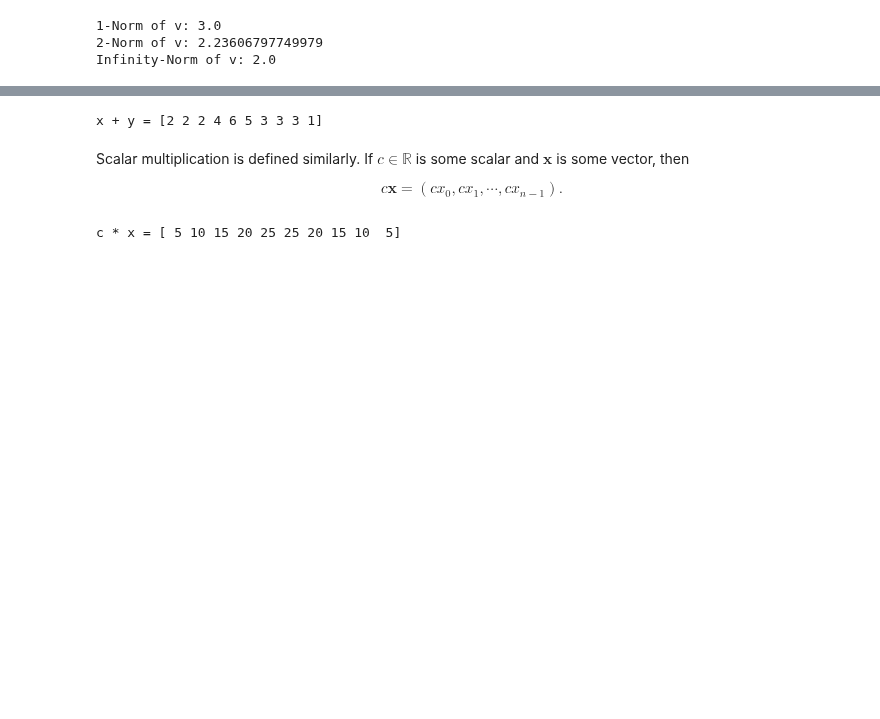
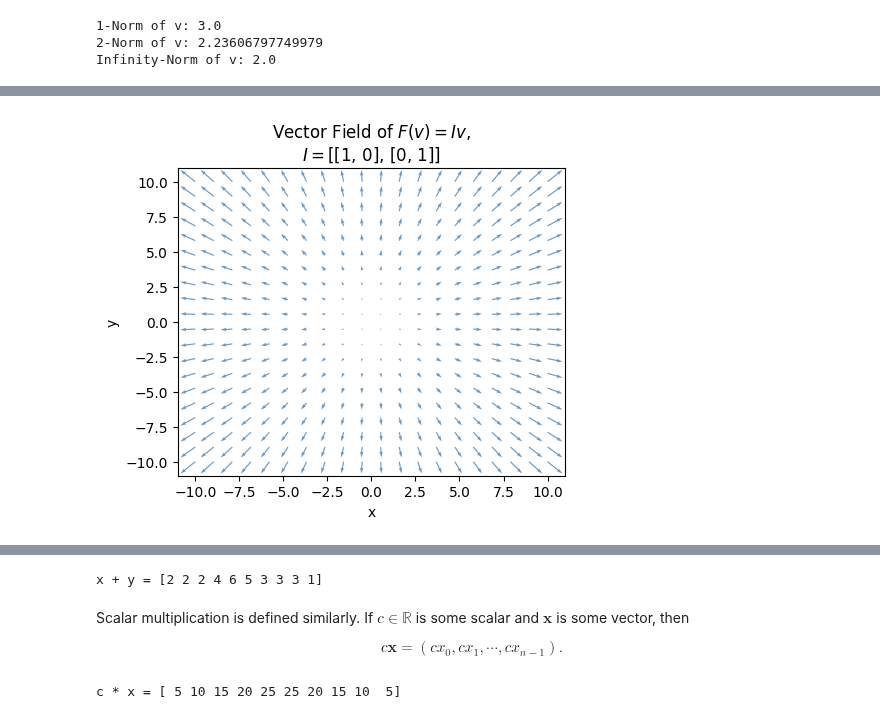
Before and after one commit to rkingery/ml-book, a Jupyter notebook: notebooks/vector-spaces.ipynb, the cells around one changed output, grey strips where cells are left out. Cells and saved outputs as stored; diff of their text form; code cells hidden in the pictures; blank space fills up the shorter version.

```diff
--- a/notebooks/vector-spaces.ipynb
+++ b/notebooks/vector-spaces.ipynb
@@ -577,0 +535,6 @@ plot_vectors(
+# %%
+#| fig-align: center
+I = np.array([[1, 0], [0, 1]])
+plot_vector_field(I, alpha=0.8, title=f'Vector Field of $F(v)=Iv$,\n$I=${I.tolist()}')
+# %% [output]
+[figure, added]
```
Also changed, not shown: parts of 30 cells of this notebook, 4 other files.
